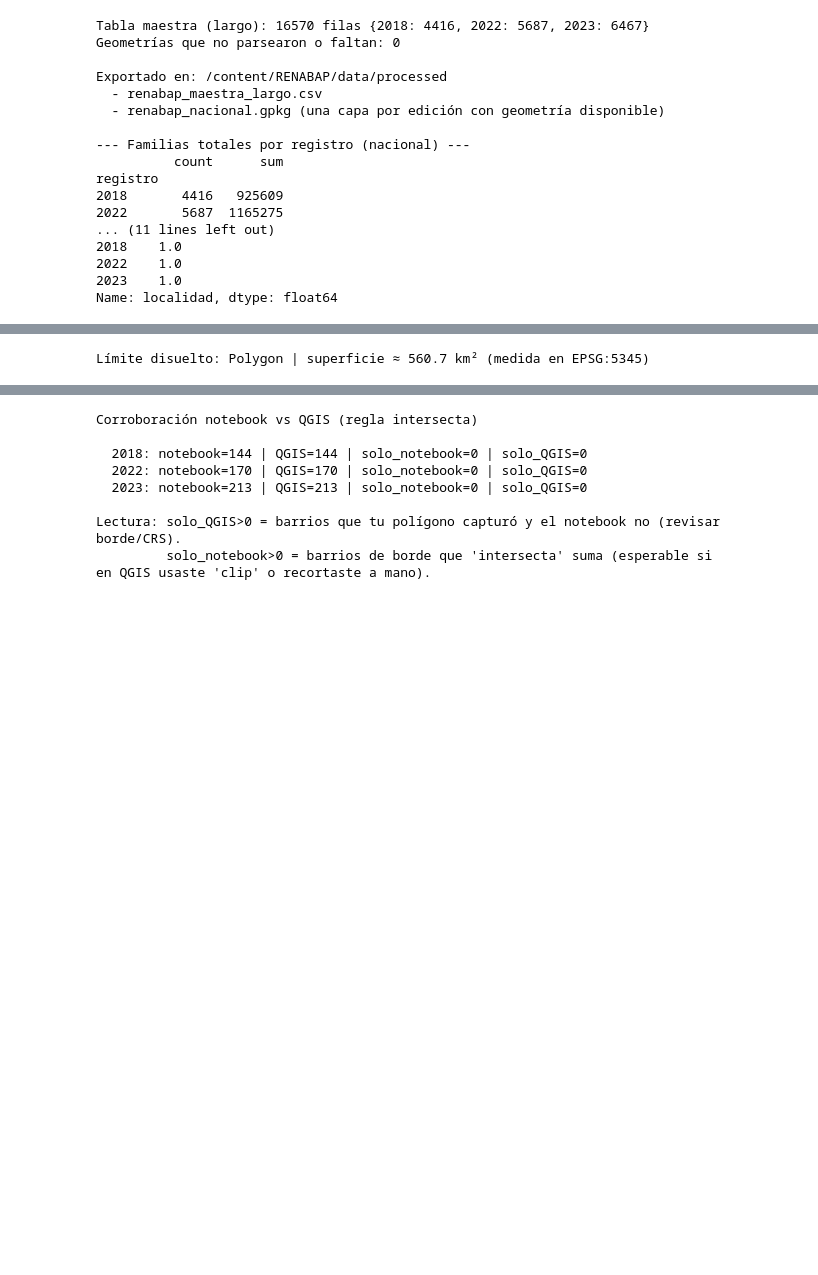
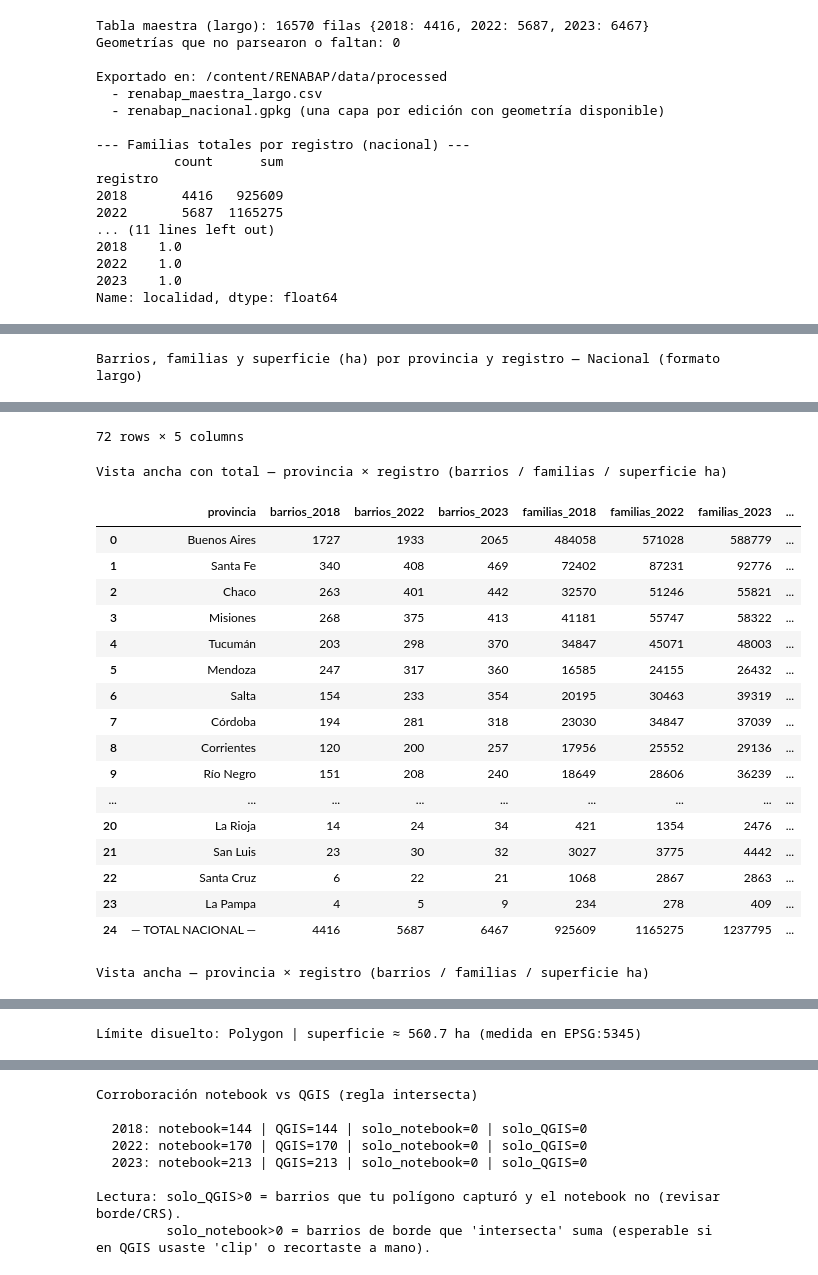
Before and after one commit to Camilamop/RENABAP, a Jupyter notebook: renabap.ipynb, the cells around one changed output, grey strips where cells are left out. Cells and saved outputs as stored; diff of their text form; code cells hidden in the pictures; blank space fills up the shorter version.

Commit message:
renabap_diccionario

```diff
--- a/renabap.ipynb
+++ b/renabap.ipynb
@@ -279,3 +275,57 @@ CRS_METRICO = "EPSG:5345"  # POSGAR 2007 Faja 3 para áreas/distancias
 
 # Conteos de tus recortes de QGIS (referencia de corroboración)
 QGIS_REF = {2018: 144, 2022: 170, 2023: 213}
+# %%
+# CELDA 6B — Barrios, familias y superficie (ha) por PROVINCIA y por registro (nacional)
+# Trabaja sobre 'maestra'. Correr después de la CELDA 5.
+from google.colab import data_table
+from IPython.display import display
+
+if "maestra" not in globals():
+    raise NameError("Falta 'maestra'. Corré la CELDA 5 antes de esta.")
+
+prov = maestra.copy()
+prov["provincia"] = prov["provincia"].astype(str).str.strip()
+
+# Homogeneizar el único rótulo que cambia entre ediciones
+prov["provincia"] = prov["provincia"].replace({
+    "Tierra del Fuego, Antártida e Islas del Atlántico Sur": "Tierra del Fuego",
+})
+
+# --- Formato largo (tidy): provincia × registro con las tres métricas ---
+tabla_prov = (prov.groupby(["provincia", "registro"])
+                  .agg(barrios=("id_renabap", "count"),
+                       familias=("cant_familias", "sum"),
+                       superficie_ha=("superficie_ha", "sum"))
+                  .round({"superficie_ha": 1})
+                  .reset_index()
+                  .sort_values(["provincia", "registro"]))
+
+print("Barrios, familias y superficie (ha) por provincia y registro — Nacional (formato largo)")
+display(data_table.DataTable(tabla_prov, num_rows_per_page=25, include_index=False))
+
+# --- Vista ancha: comparación lado a lado entre registros ---
+ancha = tabla_prov.pivot(index="provincia", columns="registro",
+                         values=["barrios", "familias", "superficie_ha"])
+ancha.columns = [f"{m}_{r}" for m, r in ancha.columns]      # aplano el MultiIndex
+col_orden = next((c for c in [f"barrios_{a}" for a in (2023, 2022, 2018)]
+                  if c in ancha.columns), None)
+if col_orden:
+    ancha = ancha.sort_values(col_orden, ascending=False)   # provincias más grandes arriba
+ancha = ancha.reset_index()
+metric_cols = [c for c in ancha.columns if c != "provincia"]
+
+fila_total = {"provincia": "— TOTAL NACIONAL —"}
+for c in metric_cols:
+    v = ancha[c].sum()
+    fila_total[c] = round(float(v), 1) if c.startswith("superficie") else int(v)
+
+ancha_tot = pd.concat([ancha, pd.DataFrame([fila_total])], ignore_index=True)
+
+print("Vista ancha con total — provincia × registro (barrios / familias / superficie ha)")
+display(data_table.DataTable(ancha_tot, num_rows_per_page=30, include_index=False))
+
+print("Vista ancha — provincia × registro (barrios / familias / superficie ha)")
+display(data_table.DataTable(ancha, num_rows_per_page=25, include_index=False))
+# %% [output]
+Barrios, familias y superficie (ha) por provincia y registro — Nacional (formato largo)
@@ -281,0 +344,20 @@ QGIS_REF = {2018: 144, 2022: 170, 2023: 213}
+72 rows × 5 columns
+Vista ancha con total — provincia × registro (barrios / familias / superficie ha)
+|  | provincia | barrios_2018 | barrios_2022 | barrios_2023 | familias_2018 | familias_2022 | familias_2023 | ... |
+| 0 | Buenos Aires | 1727 | 1933 | 2065 | 484058 | 571028 | 588779 | ... |
+| 1 | Santa Fe | 340 | 408 | 469 | 72402 | 87231 | 92776 | ... |
+| 2 | Chaco | 263 | 401 | 442 | 32570 | 51246 | 55821 | ... |
+| 3 | Misiones | 268 | 375 | 413 | 41181 | 55747 | 58322 | ... |
+| 4 | Tucumán | 203 | 298 | 370 | 34847 | 45071 | 48003 | ... |
+| 5 | Mendoza | 247 | 317 | 360 | 16585 | 24155 | 26432 | ... |
+| 6 | Salta | 154 | 233 | 354 | 20195 | 30463 | 39319 | ... |
+| 7 | Córdoba | 194 | 281 | 318 | 23030 | 34847 | 37039 | ... |
+| 8 | Corrientes | 120 | 200 | 257 | 17956 | 25552 | 29136 | ... |
+| 9 | Río Negro | 151 | 208 | 240 | 18649 | 28606 | 36239 | ... |
+| ... | ... | ... | ... | ... | ... | ... | ... | ... |
+| 20 | La Rioja | 14 | 24 | 34 | 421 | 1354 | 2476 | ... |
+| 21 | San Luis | 23 | 30 | 32 | 3027 | 3775 | 4442 | ... |
+| 22 | Santa Cruz | 6 | 22 | 21 | 1068 | 2867 | 2863 | ... |
+| 23 | La Pampa | 4 | 5 | 9 | 234 | 278 | 409 | ... |
+| 24 | — TOTAL NACIONAL — | 4416 | 5687 | 6467 | 925609 | 1165275 | 1237795 | ... |
+Vista ancha — provincia × registro (barrios / familias / superficie ha)
@@ -291,10 +390,10 @@ try:
 except AttributeError:
     LIMITE_GEOM = limite.geometry.unary_union
 
-area_km2 = gpd.GeoSeries([LIMITE_GEOM], crs=CRS_DATOS).to_crs(CRS_METRICO).area.iloc[0] / 1e6
-print(f"Límite disuelto: {LIMITE_GEOM.geom_type} | superficie ≈ {area_km2:,.1f} km² (medida en {CRS_METRICO})")
+area_ha = gpd.GeoSeries([LIMITE_GEOM], crs=CRS_DATOS).to_crs(CRS_METRICO).area.iloc[0] / 1e6
+print(f"Límite disuelto: {LIMITE_GEOM.geom_type} | superficie ≈ {area_ha:,.1f} ha (medida en {CRS_METRICO})")
 # %% [output]
-Límite disuelto: Polygon | superficie ≈ 560.7 km² (medida en EPSG:5345)
+Límite disuelto: Polygon | superficie ≈ 560.7 ha (medida en EPSG:5345)
 # %%
 # CELDA 7
 # Recorte por 'intersecta' (barrio entero) sobre las tres fotos
```
Also changed, not shown: parts of 12 cells of this notebook, 2 other files.
